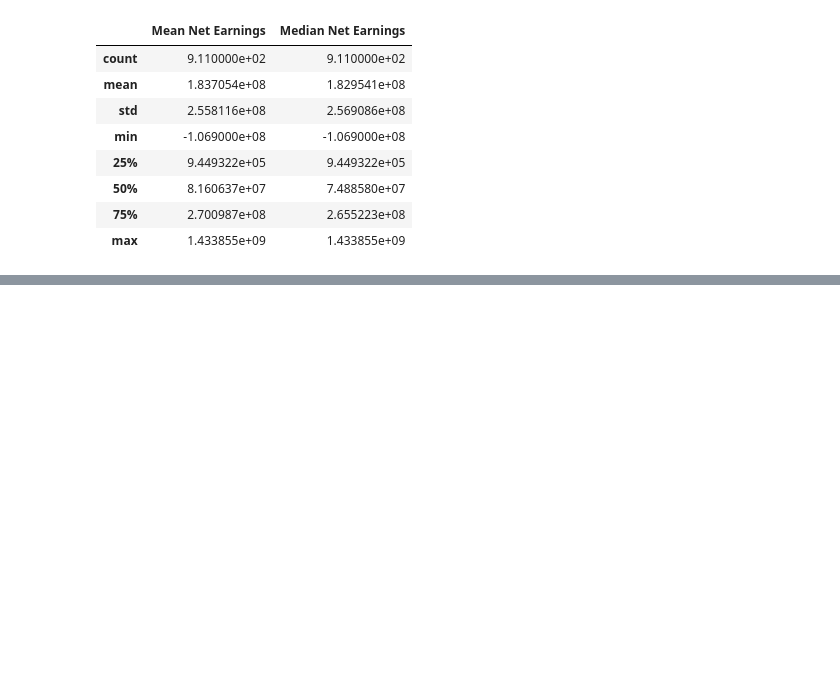
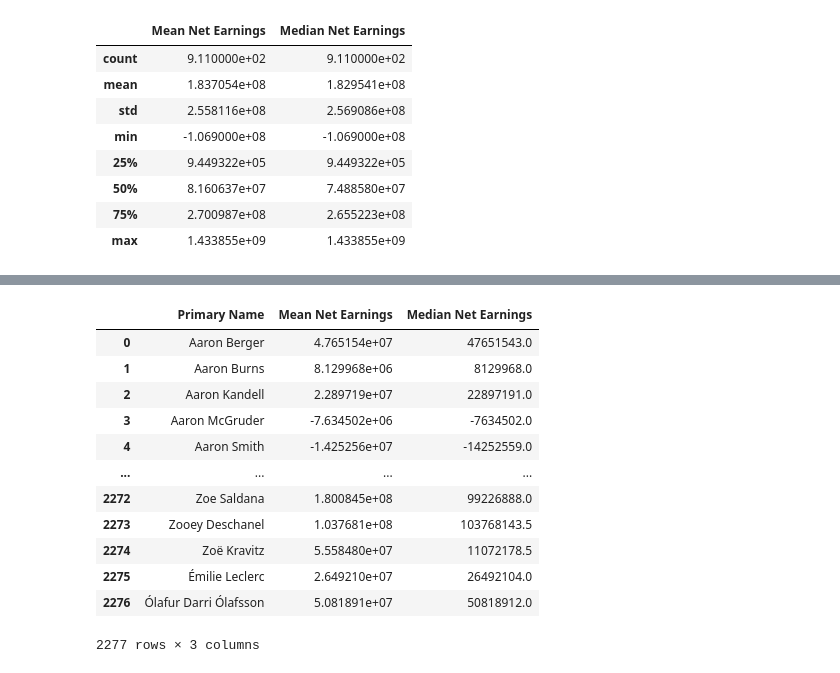
Before and after one commit to RH3421/Project-1-Microsoft-Makes-a-Movie, a Jupyter notebook: MainDF.ipynb, the cells around one changed output, grey strips where cells are left out. Drawn from its saved outputs; the diff is of its cells as text; code cells hidden in the pictures; blank space fills up the shorter version.

```diff
--- a/MainDF.ipynb
+++ b/MainDF.ipynb
@@ -439,0 +480,17 @@ top10_dir
+# %%
+indadv_all = ind_earn(adv_person_fin_DF)
+indadv_all
+# %% [output]
+|  | Primary Name | Mean Net Earnings | Median Net Earnings |
+| 0 | Aaron Berger | 4.765154e+07 | 47651543.0 |
+| 1 | Aaron Burns | 8.129968e+06 | 8129968.0 |
+| 2 | Aaron Kandell | 2.289719e+07 | 22897191.0 |
+| 3 | Aaron McGruder | -7.634502e+06 | -7634502.0 |
+| 4 | Aaron Smith | -1.425256e+07 | -14252559.0 |
+| ... | ... | ... | ... |
+| 2272 | Zoe Saldana | 1.800845e+08 | 99226888.0 |
+| 2273 | Zooey Deschanel | 1.037681e+08 | 103768143.5 |
+| 2274 | Zoë Kravitz | 5.558480e+07 | 11072178.5 |
+| 2275 | Émilie Leclerc | 2.649210e+07 | 26492104.0 |
+| 2276 | Ólafur Darri Ólafsson | 5.081891e+07 | 50818912.0 |
+2277 rows × 3 columns
```
Also changed, not shown: parts of 6 cells of this notebook.
